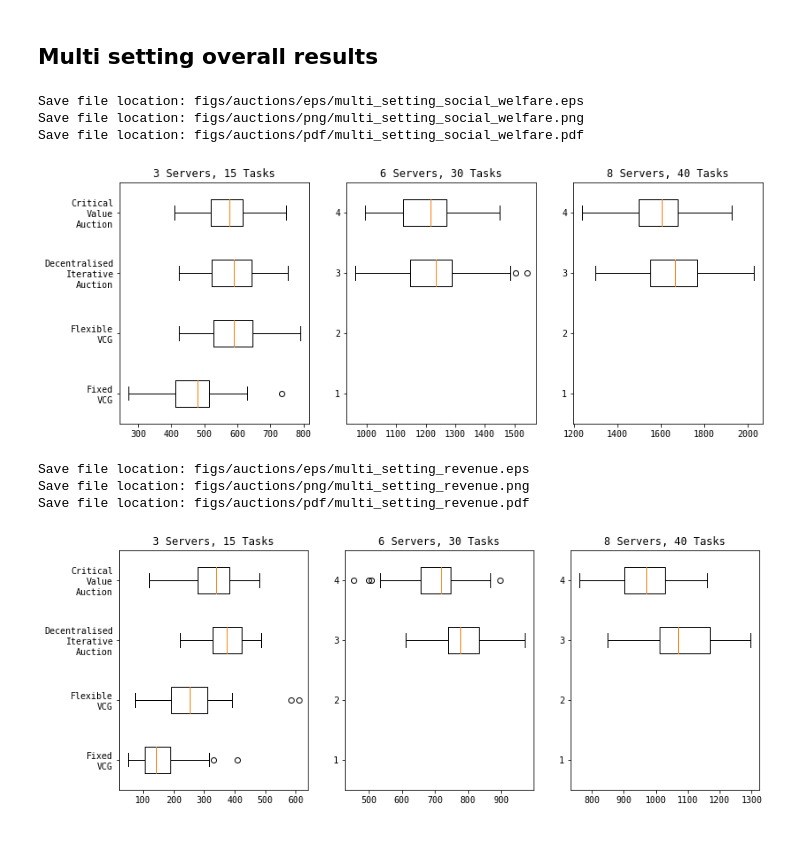
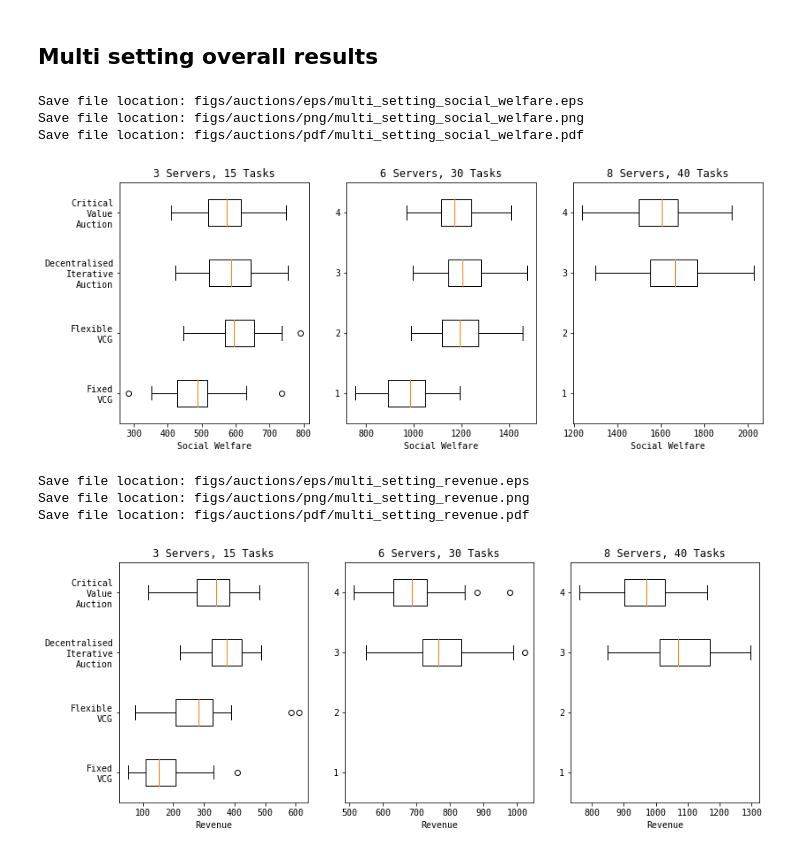
Before and after one commit to pseudo-rnd-thoughts/Elastic-Resource-Allocation, a Jupyter notebook: analysis/auctions.ipynb, the cells around one changed output. Saved outputs shown, nothing was run; the diff lists cells and outputs as text; code cells hidden in the pictures.

Commit message:
Updated figures to have axis labels

```diff
--- a/analysis/auctions.ipynb
+++ b/analysis/auctions.ipynb
@@ -220,7 +221,7 @@ def collect_data(filename, col, ax, with_optimal=True):
 
         data = [[], [], [], []]
         for model_results in results_data:
-            if with_optimal:
+            if with_optimal and model_results[critical_value_auction]['social welfare'] <= model_results['Flexible VCG']['social welfare']:
                 data[0].append(model_results['Fixed VCG'][col])
                 data[1].append(model_results['Flexible VCG'][col])
             data[2].append(model_results['Optimal DIA'][col])
@@ -230,30 +231,36 @@ def collect_data(filename, col, ax, with_optimal=True):
 # %%
 _, (sw_t15_s3_ax, sw_t30_s6_ax, sw_t40_s8_ax) = plt.subplots(1, 3, figsize=(13, 5))
 collect_data('../data/auctions_paper_r_t15_s3_dt07-22_11-55-31.json', 'social welfare', sw_t15_s3_ax)
 sw_t15_s3_ax.set_yticklabels(['Fixed\nVCG', 'Flexible\nVCG', 'Decentralised\nIterative\nAuction', 'Critical\nValue\nAuction'])
 sw_t15_s3_ax.set_title('3 Servers, 15 Tasks')
-collect_data('../data/auctions_paper_r_t30_s6_dt07-22_11-55-31.json', 'social welfare', sw_t30_s6_ax, with_optimal=False)
+sw_t15_s3_ax.set_xlabel('Social Welfare')
+collect_data('../data/auctions_paper_r_t30_s6_dt07-28_23-48-03.json', 'social welfare', sw_t30_s6_ax)
 sw_t30_s6_ax.set_title('6 Servers, 30 Tasks')
+sw_t30_s6_ax.set_xlabel('Social Welfare')
 collect_data('../data/auctions_paper_r_t40_s8_dt07-22_11-57-21.json', 'social welfare', sw_t40_s8_ax, with_optimal=False)
 sw_t40_s8_ax.set_title('8 Servers, 40 Tasks')
+sw_t40_s8_ax.set_xlabel('Social Welfare')
 save_plot('multi_setting_social_welfare', 'auctions')
 # %% [output]
 Save file location: figs/auctions/eps/multi_setting_social_welfare.eps
 Save file location: figs/auctions/png/multi_setting_social_welfare.png
 Save file location: figs/auctions/pdf/multi_setting_social_welfare.pdf
-[figure, old version]
+[figure, new version]
 # %%
 _, (rev_t15_s3_ax, rev_t30_s6_ax, rev_t40_s8_ax) = plt.subplots(1, 3, figsize=(13, 5))
 collect_data('../data/auctions_paper_r_t15_s3_dt07-22_11-55-31.json', 'total revenue', rev_t15_s3_ax)
 rev_t15_s3_ax.set_yticklabels(['Fixed\nVCG', 'Flexible\nVCG', 'Decentralised\nIterative\nAuction', 'Critical\nValue\nAuction'])
 rev_t15_s3_ax.set_title('3 Servers, 15 Tasks')
-collect_data('../data/auctions_paper_r_t30_s6_dt07-22_11-55-31.json', 'total revenue', rev_t30_s6_ax, with_optimal=False)
+rev_t15_s3_ax.set_xlabel('Revenue')
+collect_data('../data/auctions_paper_r_t30_s6_dt07-28_23-48-03.json', 'total revenue', rev_t30_s6_ax, with_optimal=False)
 rev_t30_s6_ax.set_title('6 Servers, 30 Tasks')
+rev_t30_s6_ax.set_xlabel('Revenue')
 collect_data('../data/auctions_paper_r_t40_s8_dt07-22_11-57-21.json', 'total revenue', rev_t40_s8_ax, with_optimal=False)
 rev_t40_s8_ax.set_title('8 Servers, 40 Tasks')
+rev_t40_s8_ax.set_xlabel('Revenue')
 save_plot('multi_setting_revenue', 'auctions')
 # %% [output]
 Save file location: figs/auctions/eps/multi_setting_revenue.eps
 Save file location: figs/auctions/png/multi_setting_revenue.png
 Save file location: figs/auctions/pdf/multi_setting_revenue.pdf
-[figure, old version]
+[figure, new version]
```
Also changed, not shown: parts of 1 cell of this notebook, 8 other files.
